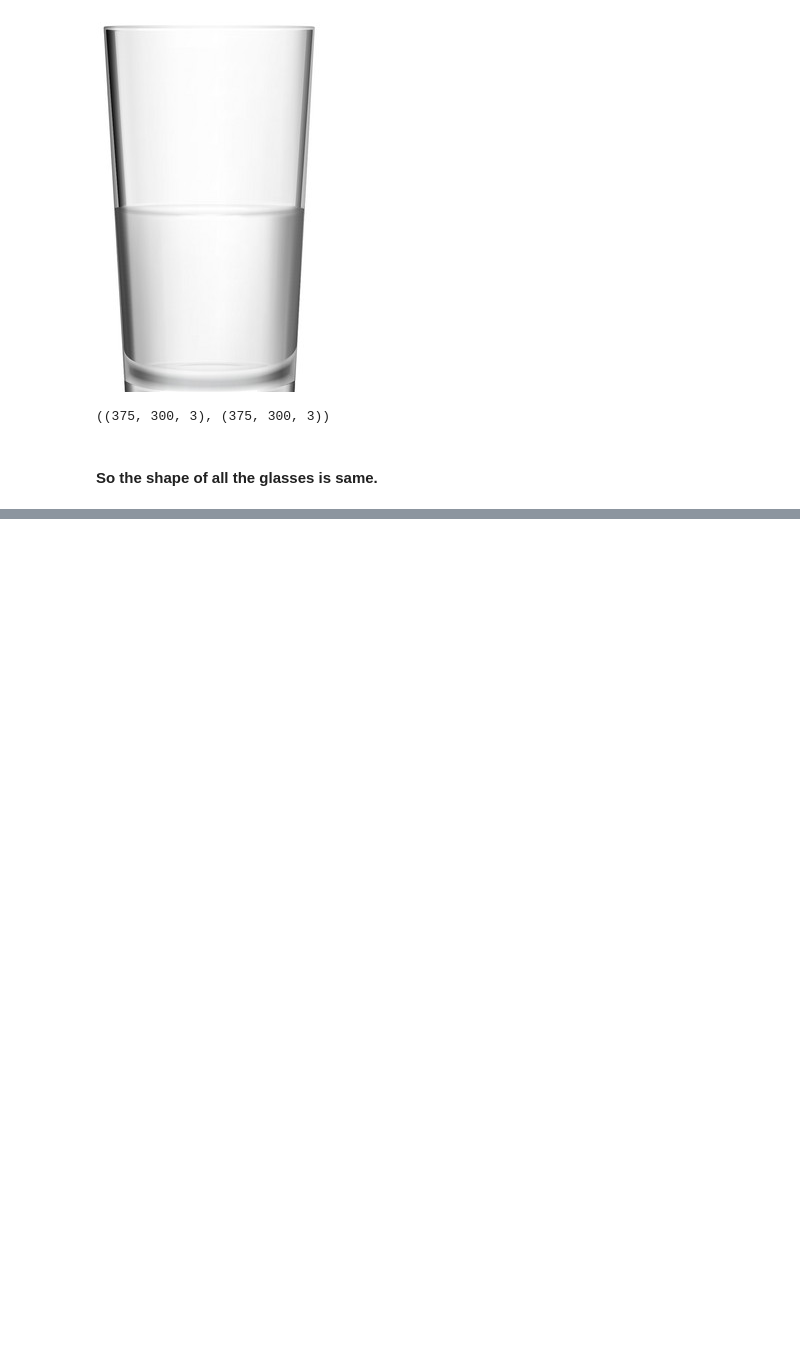
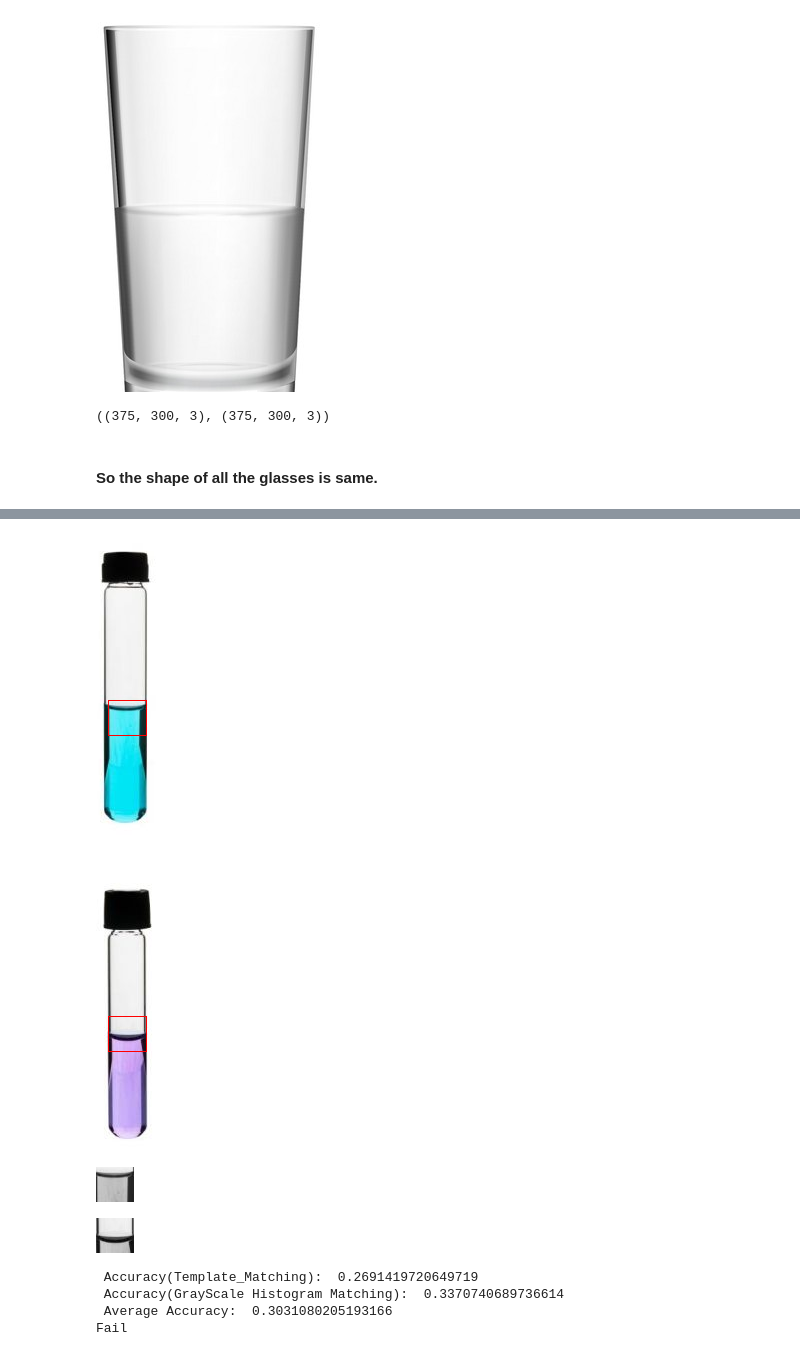
Before and after one commit to priyanshiyadavnitsgr/Computer-Vision, a Jupyter notebook: Water_Level_Detection.ipynb, the cells around one changed output, grey strips where cells are left out. Saved outputs shown, nothing was run; the diff lists cells and outputs as text; code cells hidden in the pictures; blank space fills up the shorter version.

```diff
--- a/Water_Level_Detection.ipynb
+++ b/Water_Level_Detection.ipynb
@@ -115,0 +139,11 @@ Average Accuracy:  0.7150916693488147
+# %%
+main_execution(tube1, tube2, (12,165), (50,200))
+# %% [output]
+[figure, added]
+[figure, added]
+[figure, added]
+[figure, added]
+ Accuracy(Template_Matching):  0.2691419720649719
+ Accuracy(GrayScale Histogram Matching):  0.3370740689736614
+ Average Accuracy:  0.3031080205193166
+Fail
```
Also changed, not shown: parts of 11 cells of this notebook.
